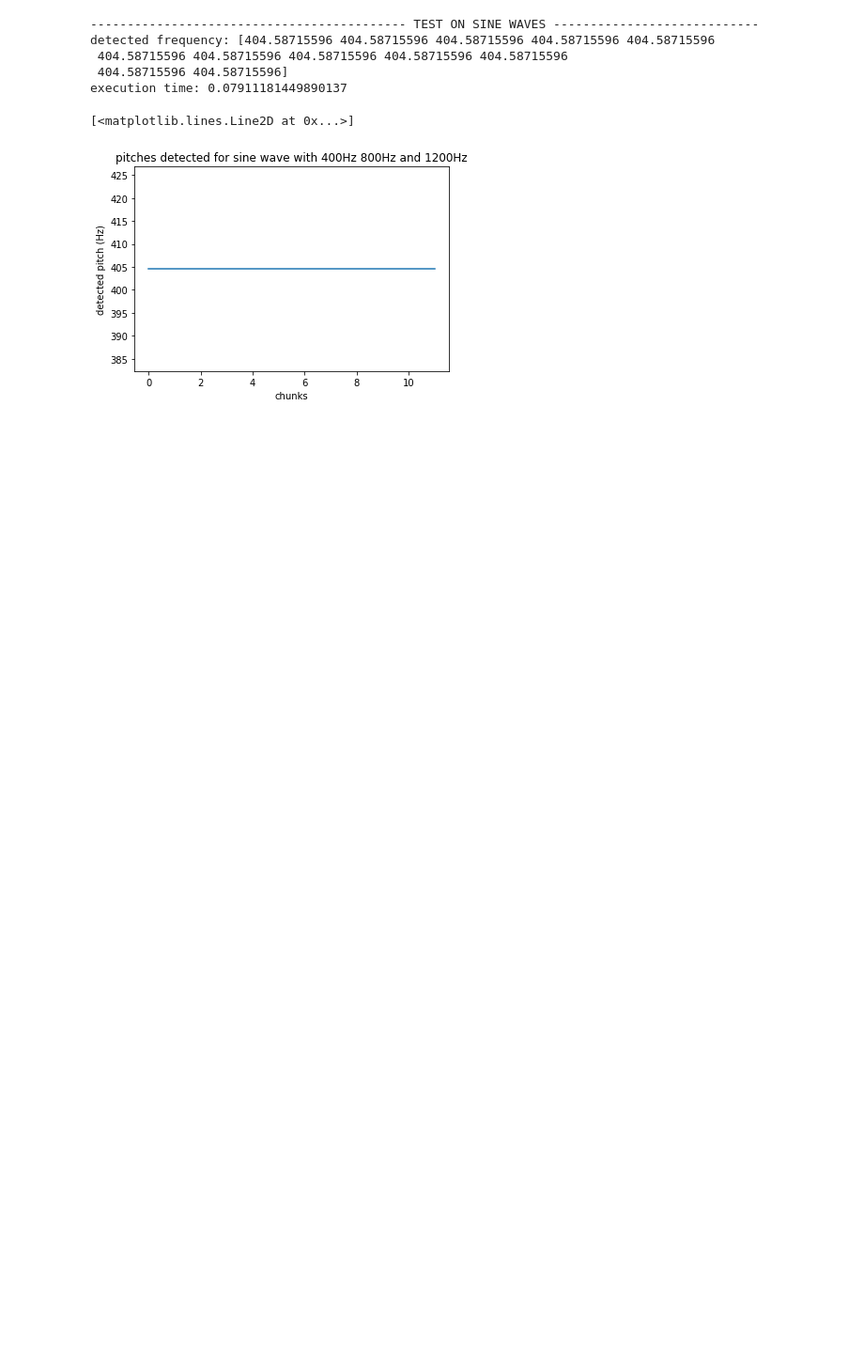
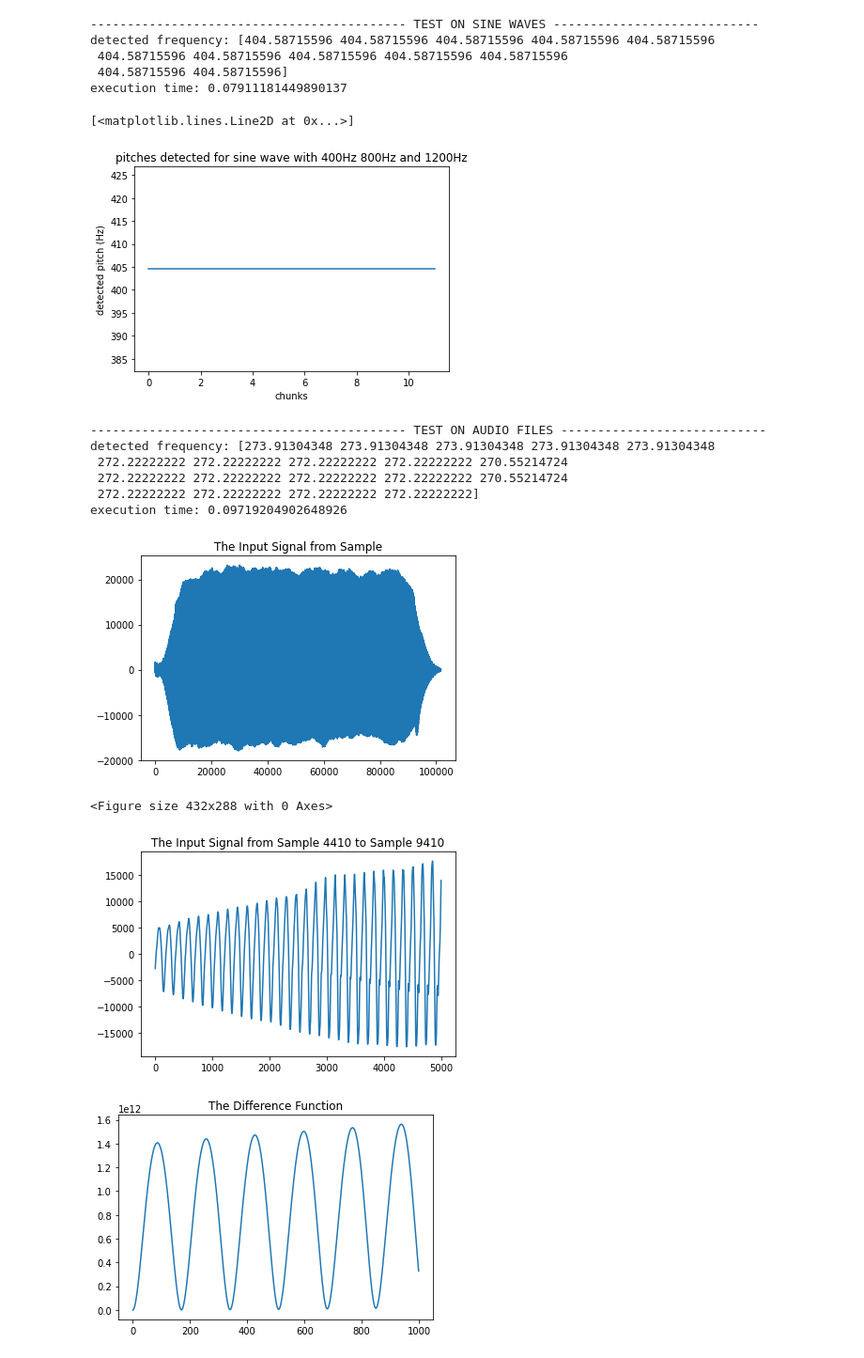
Before and after one commit to vincent-chenzhun-huang/yin-algorithm, a Jupyter notebook: yin.ipynb, the cells around one changed output. Shown at 94% size. Cells and saved outputs as stored; diff of their text form; code cells hidden in the pictures; blank space fills up the shorter version.

```diff
--- a/yin.ipynb
+++ b/yin.ipynb
@@ -320,3 +327,37 @@ detected frequency: [404.58715596 404.58715596 404.58715596 404.58715596 404.587
 execution time: 0.07911181449890137
 [<matplotlib.lines.Line2D at 0x...>]
 [figure]
+# %%
+# TEST
+# %%
+# test on flute sound
+filename = 'flute-alto-C-corrected.wav'
+fs, data = read(f'audio/{filename}')
+plt.figure(4)
+plt.plot(data)
+plt.title(
+    f'The Input Signal from Sample')
+plt.figure(5)
+start_time = time.time()
+# detected_freqs = sequential_processing(data, 300, 4410, plot=True)
+detected_freq = yin_algorithm_one_block(data, 1000, 4410, 5000, plot=True)
+end_time = time.time()
+print(f'------------------------------------------- TEST ON AUDIO FILES ----------------------------')
+print(f'detected frequency: {detected_freqs}')
+plt.figure(6)
+plt.xlabel('chunks')
+plt.ylabel('detected pitch (Hz)')
+plt.title(f'pitches detected for {filename}')
+plt.plot(detected_freqs)
+print(f'execution time: {end_time - start_time}')
+# %% [output]
+------------------------------------------- TEST ON AUDIO FILES ----------------------------
+detected frequency: [273.91304348 273.91304348 273.91304348 273.91304348 273.91304348
+ 272.22222222 272.22222222 272.22222222 272.22222222 270.55214724
+ 272.22222222 272.22222222 272.22222222 272.22222222 270.55214724
+ 272.22222222 272.22222222 272.22222222 272.22222222]
+execution time: 0.09719204902648926
+[figure, added]
+<Figure size 432x288 with 0 Axes>
+[figure, added]
+[figure, added]
```
Also changed, not shown: parts of 3 cells of this notebook.
